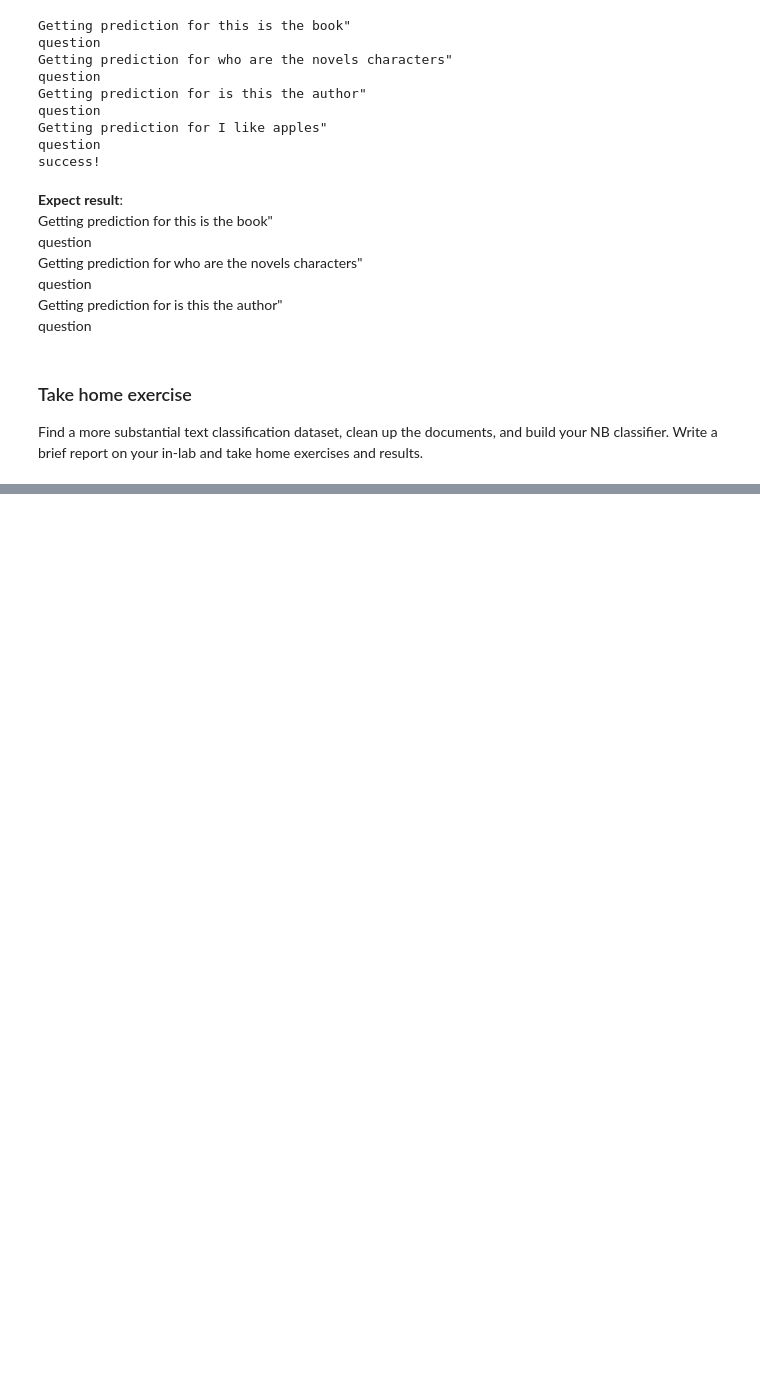
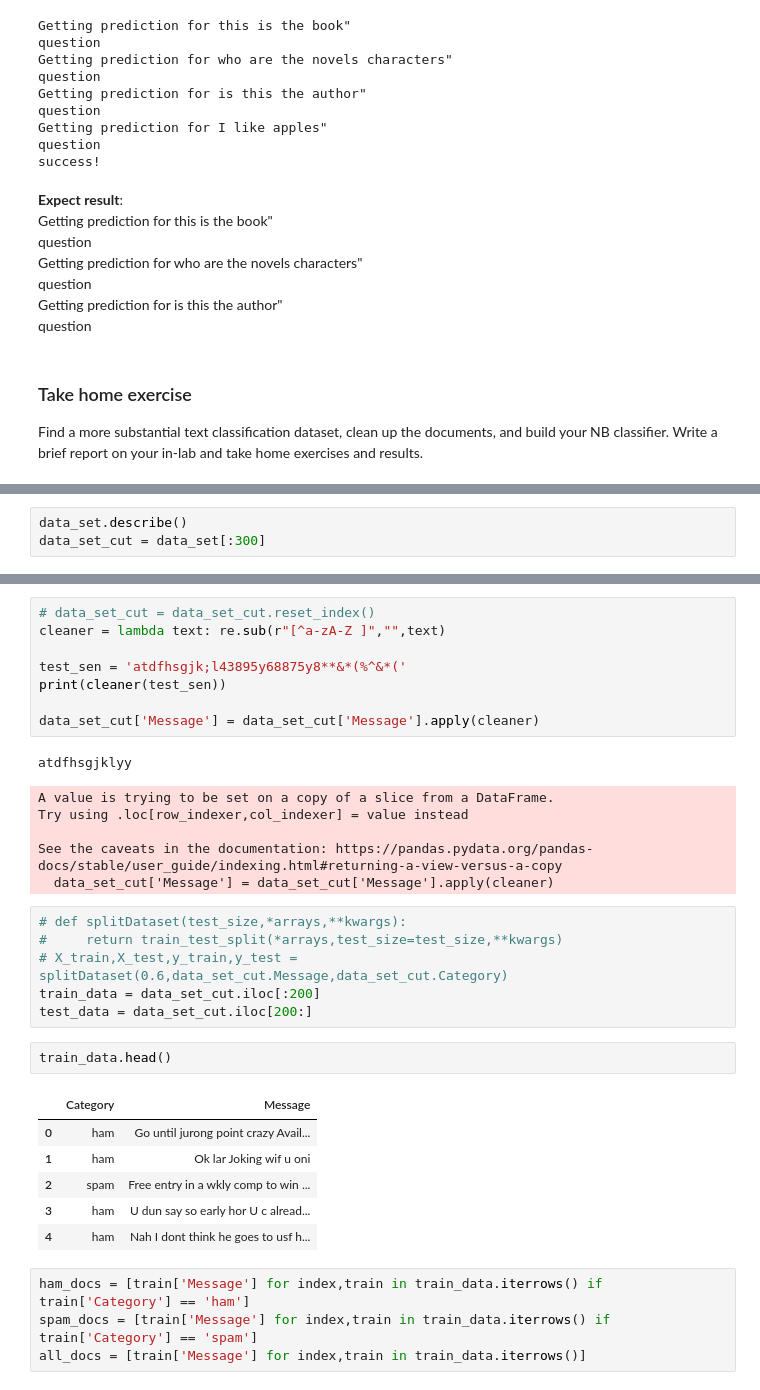
Before and after one commit to AtiChetsurakul/ML_saved_postmidterm, a Jupyter notebook: ML2022-06-Naive-Bayes/06-Naive-Bayes.ipynb, the cells around one changed output, grey strips where cells are left out. Drawn from its saved outputs; the diff is of its cells as text; blank space fills up the shorter version.

```diff
--- a/ML2022-06-Naive-Bayes/06-Naive-Bayes.ipynb
+++ b/ML2022-06-Naive-Bayes/06-Naive-Bayes.ipynb
@@ -515,0 +560,3 @@ Find a more substantial text classification dataset, clean up the documents, and
+# %%
+data_set.describe()
+data_set_cut = data_set[:300]
@@ -515,0 +567,34 @@ Find a more substantial text classification dataset, clean up the documents, and
+# %%
+# data_set_cut = data_set_cut.reset_index()
+cleaner = lambda text: re.sub(r"[^a-zA-Z ]","",text)
+
+test_sen = 'atdfhsgjk;l43895y68875y8**&*(%^&*('
+print(cleaner(test_sen))
+
+data_set_cut['Message'] = data_set_cut['Message'].apply(cleaner)
+# %% [output]
+atdfhsgjklyy
+A value is trying to be set on a copy of a slice from a DataFrame.
+Try using .loc[row_indexer,col_indexer] = value instead
+
+See the caveats in the documentation: https://pandas.pydata.org/pandas-docs/stable/user_guide/indexing.html#returning-a-view-versus-a-copy
+  data_set_cut['Message'] = data_set_cut['Message'].apply(cleaner)
+# %%
+# def splitDataset(test_size,*arrays,**kwargs):
+#     return train_test_split(*arrays,test_size=test_size,**kwargs)
+# X_train,X_test,y_train,y_test = splitDataset(0.6,data_set_cut.Message,data_set_cut.Category)
+train_data = data_set_cut.iloc[:200]
+test_data = data_set_cut.iloc[200:]
+# %%
+train_data.head()
+# %% [output]
+|  | Category | Message |
+| 0 | ham | Go until jurong point crazy Avail... |
+| 1 | ham | Ok lar Joking wif u oni |
+| 2 | spam | Free entry in a wkly comp to win ... |
+| 3 | ham | U dun say so early hor U c alread... |
+| 4 | ham | Nah I dont think he goes to usf h... |
+# %%
+ham_docs = [train['Message'] for index,train in train_data.iterrows() if train['Category'] == 'ham']
+spam_docs = [train['Message'] for index,train in train_data.iterrows() if train['Category'] == 'spam']
+all_docs = [train['Message'] for index,train in train_data.iterrows()]
```
Also changed, not shown: parts of 24 cells of this notebook.
